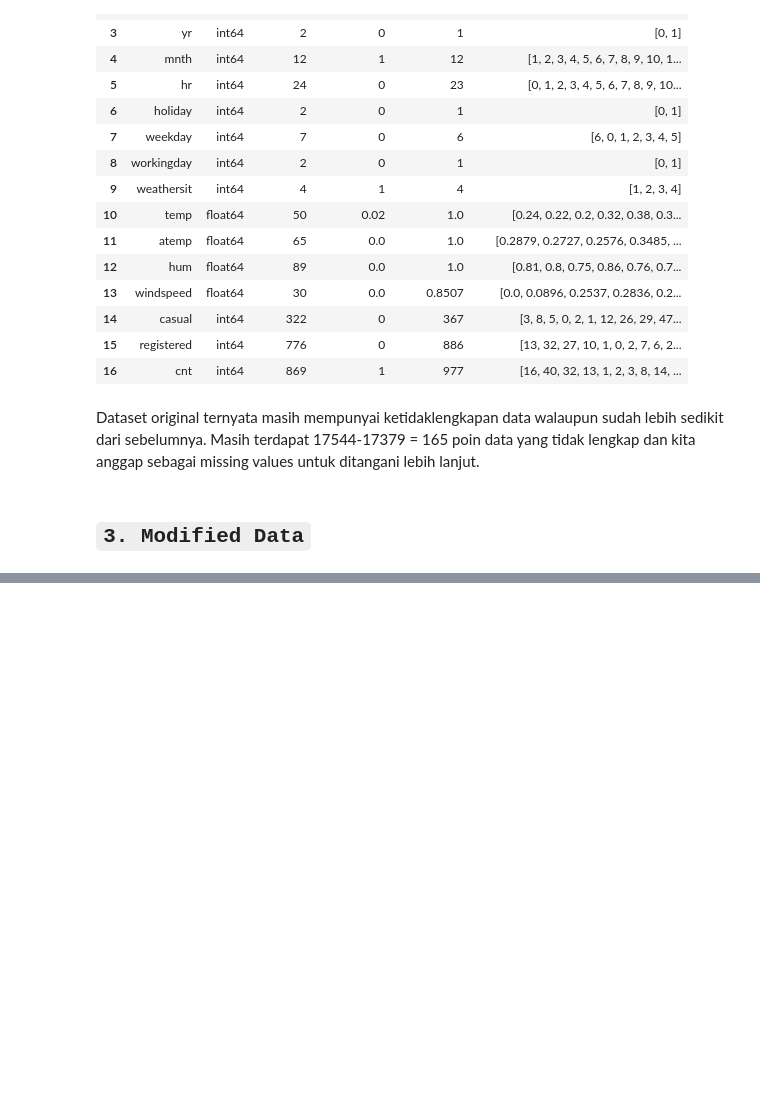
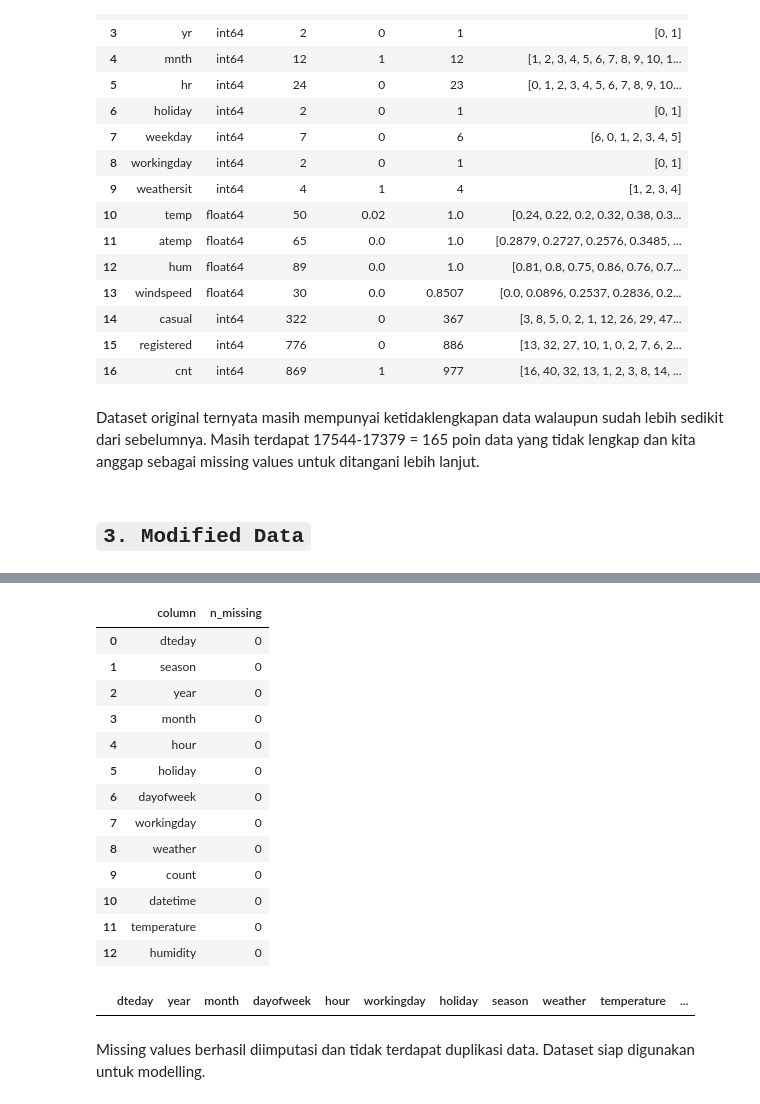
Before and after one commit to nheryanto/capital-bikeshare, a Jupyter notebook: notebooks/1.0-data-collection.ipynb, the cells around one changed output, grey strips where cells are left out. Drawn from its saved outputs; the diff is of its cells as text; code cells hidden in the pictures; blank space fills up the shorter version.

```diff
--- a/notebooks/1.0-data-collection.ipynb
+++ b/notebooks/1.0-data-collection.ipynb
@@ -127,0 +163,35 @@ msno.matrix(df_clean)
+# %%
+# imputing missing values on date columns
+df_clean['dteday'] = df_clean['datetime'].dt.date
+df_clean['year'] = np.where(df_clean['datetime'].dt.year==2011, 0, 1)
+df_clean['month'] = df_clean['datetime'].dt.month
+df_clean['hour'] = df_clean['datetime'].dt.hour
+df_clean['dayofweek'] = df_clean['datetime'].dt.dayofweek
+
+# imputing missing bike user count using forward fill
+df_clean['count'] = df_clean['count'].fillna(method='ffill')
+
+# imputing missing values on remaining columns using forward fill groupby date
+for col in ['season', 'holiday', 'workingday', 'weather']:
+    # sort by column to move valid data within a day to most top rows
+    df_clean.sort_values(col, inplace=True)
+    # groupby date and forward fill
+    df_clean[col] = df_clean.groupby(['dteday'])[col].ffill()
+
+# get missing values count
+df_clean.isna().sum().reset_index().rename(columns={'index': 'column', 0: 'n_missing'})
+# %% [output]
+|  | column | n_missing |
+| 0 | dteday | 0 |
+| 1 | season | 0 |
+| 2 | year | 0 |
+| 3 | month | 0 |
+| 4 | hour | 0 |
+| 5 | holiday | 0 |
+| 6 | dayofweek | 0 |
+| 7 | workingday | 0 |
+| 8 | weather | 0 |
+| 9 | count | 0 |
+| 10 | datetime | 0 |
+| 11 | temperature | 0 |
+| 12 | humidity | 0 |
@@ -127,0 +202,8 @@ msno.matrix(df_clean)
+# %%
+# check duplicates
+df_clean[df_clean.duplicated()]
+df_clean[df_clean.duplicated(subset=['dteday', 'hour'])]
+# %% [output]
+|  | dteday | year | month | dayofweek | hour | workingday | holiday | season | weather | temperature | ... |
+# %% [markdown]
+Missing values berhasil diimputasi dan tidak terdapat duplikasi data. Dataset siap digunakan untuk modelling.
```
Also changed, not shown: parts of 13 cells of this notebook, 1 other file.
